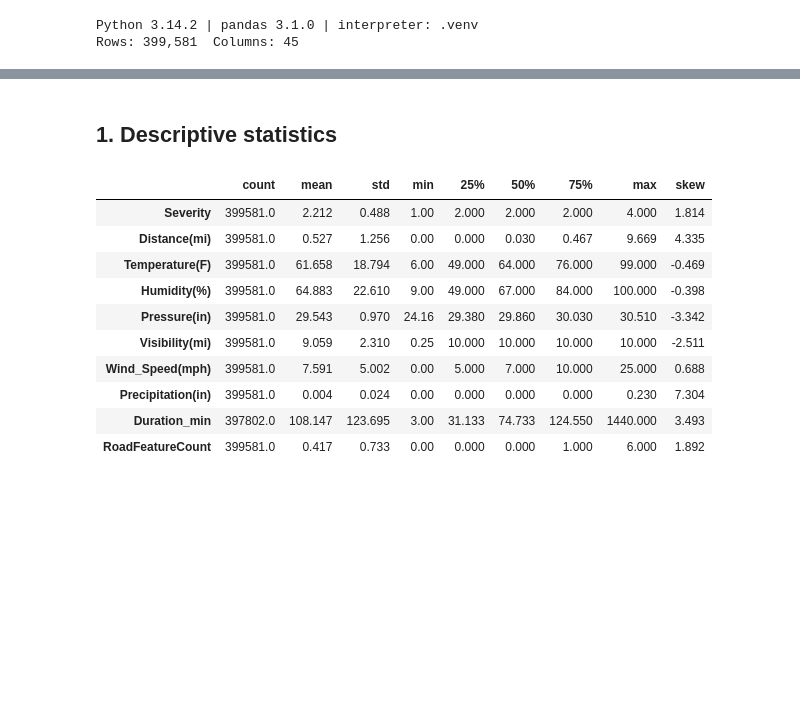
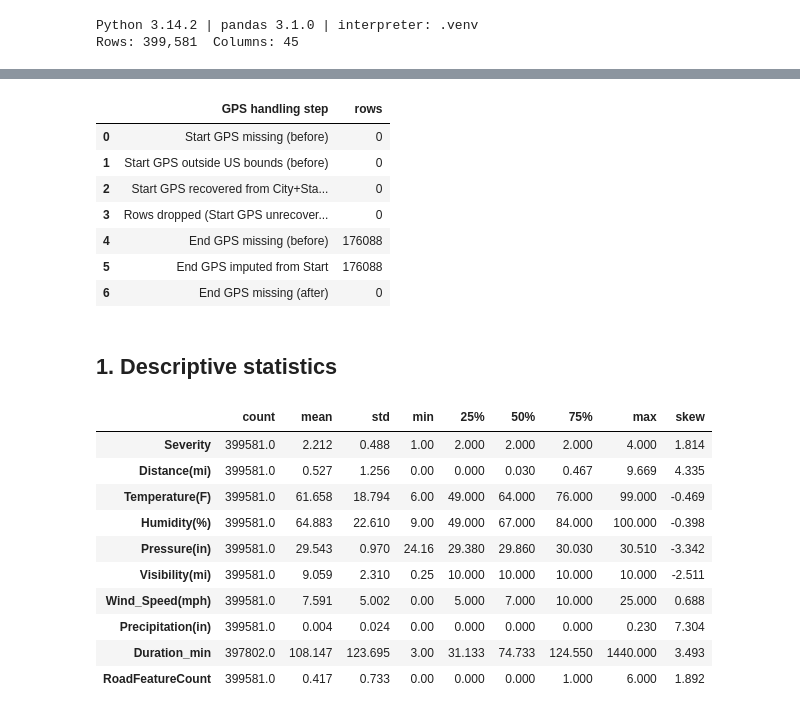
Before and after one commit to Abin-Shaji-Thomas/Smart-Traffic-Accident-Analysis-and-Severity-Prediction, a Jupyter notebook: notebooks/02_eda.ipynb, the cells around one changed output, grey strips where cells are left out. Saved outputs shown, nothing was run; the diff lists cells and outputs as text; code cells hidden in the pictures; blank space fills up the shorter version.

```diff
--- a/notebooks/02_exploratory_data_analysis.ipynb
+++ b/notebooks/02_eda.ipynb
@@ -39,3 +78,20 @@ Rows: 399,581  Columns: 45
+# %%
+gps = U.load_json(MET / "gps_missing.json")
+gps_tab = pd.DataFrame([
+    ("Start GPS missing (before)", gps["before"]["Start"]["missing"]), ("Start GPS outside US bounds (before)", gps["before"]["Start"]["out_of_us_bounds"]),
+    ("Start GPS recovered from City+State median", gps["start_recovered_city_state_median"]), ("Rows dropped (Start GPS unrecoverable)", gps["start_dropped_unrecoverable"]),
+    ("End GPS missing (before)", gps["before"]["End"]["missing"]), ("End GPS imputed from Start", gps["end_imputed_from_start"]),
+    ("End GPS missing (after)", gps["after"]["End"]["missing"])], columns=["GPS handling step", "rows"])
+gps_tab
+# %% [output]
+|  | GPS handling step | rows |
+| 0 | Start GPS missing (before) | 0 |
+| 1 | Start GPS outside US bounds (before) | 0 |
+| 2 | Start GPS recovered from City+Sta... | 0 |
+| 3 | Rows dropped (Start GPS unrecover... | 0 |
+| 4 | End GPS missing (before) | 176088 |
+| 5 | End GPS imputed from Start | 176088 |
+| 6 | End GPS missing (after) | 0 |
 # %% [markdown]
 ## 1. Descriptive statistics
 # %%
```
Also changed, not shown: parts of 12 cells of this notebook, 7 other files.
